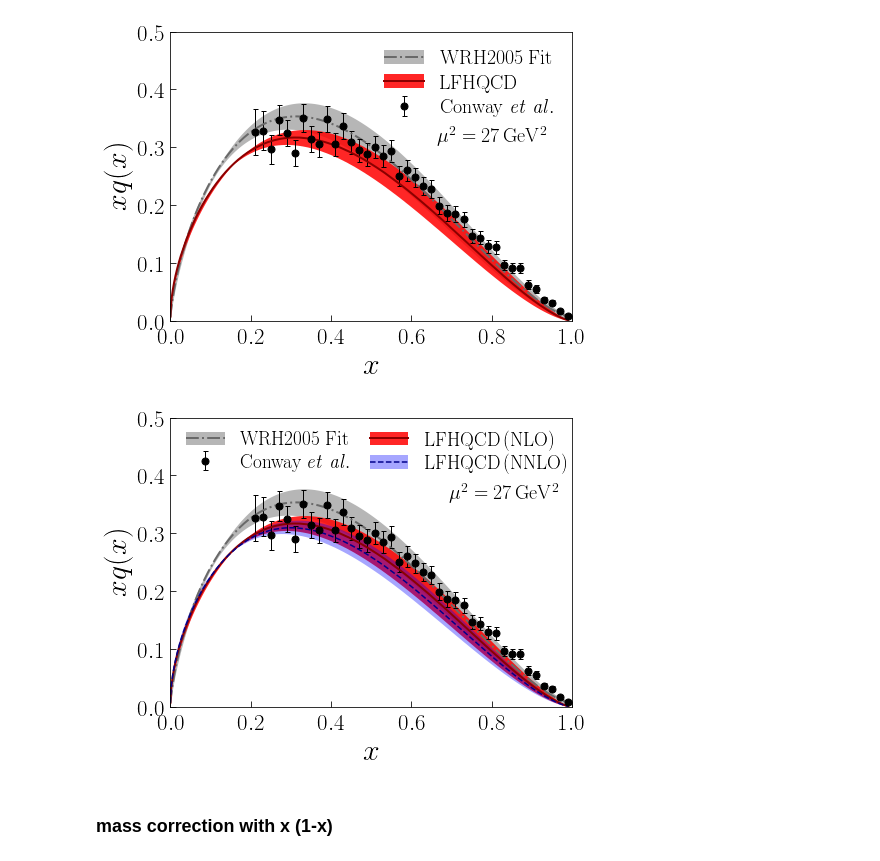
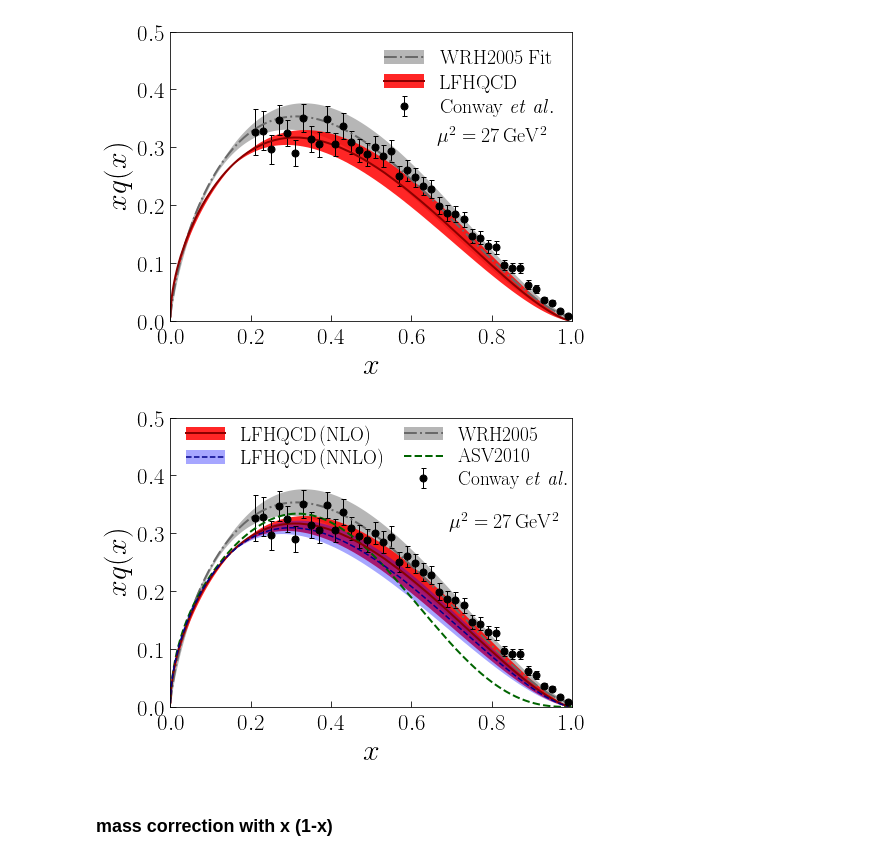
Before and after one commit to TianboLiu/LFHQCD, a Jupyter notebook: evolution/compare-pion.ipynb, the cells around one changed output. Cells and saved outputs as stored; diff of their text form; code cells hidden in the pictures.

```diff
--- a/evolution/compare-pion.ipynb
+++ b/evolution/compare-pion.ipynb
@@ -272,7 +211,7 @@ ax=py.subplot(nrows,ncols,1)
 c1=ax.plot(xf['pion parameterization'][:,0].T, xf['pion parameterization'][:,1].T, color='dimgray', alpha=1, ls='-.', linewidth=2)
 c2=ax.fill_between(xf['pion parameterization'][:,0].T, xf['pion parameterization'][:,1].T-xf['pion parameterization'][:,2].T, xf['pion parameterization'][:,1].T+xf['pion parameterization'][:,2].T,\
             color='darkgray', alpha=0.85, linewidth=0, label=r'$\rm WRH2005\,Fit$')
-#ax.plot(xf['pion parameterization NLL 5.2'][:,0].T, xf['pion parameterization NLL 5.2'][:,1].T, color='gray',ls='--', linewidth=2, label=r'$\rm parametrization~II$')
+c0=ax.plot(xf['pion parameterization NLL 5.2'][:,0].T, xf['pion parameterization NLL 5.2'][:,1].T, color='darkgreen',ls='--', linewidth=2, label=r'$\rm parametrization~II$')
 c3=ax.errorbar(xf['pion conway'][:,0].T, xf['pion conway'][:,1].T, yerr=xf['pion conway'][:,2].T, marker='o',\
                markersize=7, capsize=2.5, linewidth=0, elinewidth=1, color='black', label=r'$\rm Conway~\it et~al.$')
 #exp3 input
@@ -282,37 +221,40 @@ c3=ax.errorbar(xf['pion conway'][:,0].T, xf['pion conway'][:,1].T, yerr=xf['pion
 #               (xf['pion exp3 input'][:,1]+((xf['pion exp3 input1'][:,1]-xf['pion exp3 input2'][:,1])**2)**0.5/2).T,\
 #               color='grey', alpha=0.4, linewidth=0, label=r'$\rm LFHQCD~\mu_0^2=0.75GeV^2$')
 #exp4
 c4=ax.plot(xf['pion exp4 central'][:,0].T, xf['pion exp4 central'][:,1].T, linewidth=2, color='darkred', ls='-')
 c5=ax.fill_between(xf['pion exp4 central'][:,0].T,\
                (xf['pion exp4 central'][:,1]-((xf['pion exp4 shift1'][:,1]-xf['pion exp4 shift2'][:,1])**2+(xf['pion exp4 shift3'][:,1]-xf['pion exp4 shift4'][:,1])**2)**0.5/2).T,\
                (xf['pion exp4 central'][:,1]+((xf['pion exp4 shift1'][:,1]-xf['pion exp4 shift2'][:,1])**2+(xf['pion exp4 shift3'][:,1]-xf['pion exp4 shift4'][:,1])**2)**0.5/2).T,\
                color='red', alpha=0.85, linewidth=0, label=r'$\rm LFHQCD$')
 #NNLO
 c6=ax.plot(xf['pion NNLO central'][:,0].T, xf['pion NNLO central'][:,1].T, linewidth=1.5, color='darkblue', ls='--')
 c7=ax.fill_between(xf['pion NNLO central'][:,0].T,\
                (xf['pion NNLO central'][:,1]-((xf['pion NNLO shift1'][:,1]-xf['pion NNLO shift2'][:,1])**2+(xf['pion NNLO shift3'][:,1]-xf['pion NNLO shift4'][:,1])**2)**0.5/2).T,\
                (xf['pion NNLO central'][:,1]+((xf['pion NNLO shift1'][:,1]-xf['pion NNLO shift2'][:,1])**2+(xf['pion NNLO shift3'][:,1]-xf['pion NNLO shift4'][:,1])**2)**0.5/2).T,\
                #facecolor='none', alpha=0.7, edgecolor='blue', hatch='//', linewidth=1, linestyle='--', label=r'$\rm LFHQCD$')
                facecolor='blue', alpha=0.35, edgecolor='none', linewidth=0, label=r'$\rm LFHQCD$')
+#fake
+cf=ax.plot(np.NaN, np.NaN, linewidth=0, color='none', label='')
 #setting
 ax.set_xlabel(r'$x$',size=30)
 ax.set_ylabel(r'$xq(x)$',size=30)
 ax.set_xlim(0,1)
 ax.set_ylim(0.0,0.5)
 #ax.set_xscale('')
 ax.tick_params(axis='both', which='major', labelsize=23, direction='in', length=6, pad=6)
 #ax.set_xticks([0.0,0.2,0.4,0.6,0.8,1.0])
 #ax.set_yticks([0.0,0.1,0.2,0.3,0.4,0.5,0.6,0.7,0.8])
-ax.text(0.83,0.72,r'$\rm \mu^2=27\,GeV^2$',horizontalalignment='center',transform=ax.transAxes,size=20)
+ax.text(0.83,0.62,r'$\rm \mu^2=27\,GeV^2$',horizontalalignment='center',transform=ax.transAxes,size=20)
 #ax.text(0.20,0.85,r'$\rm \mu^2=27\,GeV^2$',horizontalalignment='center',transform=ax.transAxes,size=20)
 #ax.text(0.10,0.70,r'$w(x)=x^{1-x}e^{-a(1-x)^2}$',horizontalalignment='left',transform=ax.transAxes,size=20)
-L=[(c2, c1[0]), c3,(c5, c4[0]),(c7, c6[0])]
-H=[r'$\rm WRH2005~Fit$', r'$\rm Conway~\it et~al.$', r'$\rm LFHQCD\,(NLO)$', r'$\rm LFHQCD\,(NNLO)$']
-ax.legend(L, H, fontsize=19.3, frameon=False, labelspacing=0.23, loc=(0.02,0.78), ncol=2, columnspacing=1)
+L=[(c5, c4[0]), (c7, c6[0]), cf[0], (c2, c1[0]), c0[0], c3]
+H=[r'$\rm LFHQCD\,(NLO)$', r'$\rm LFHQCD\,(NNLO)$', '', r'$\rm WRH2005$', r'$\rm ASV2010$', r'$\rm Conway~\it et~al.$']
+ax.legend(L, H, fontsize=19.3, frameon=False, labelspacing=0.23, loc=(0.02,0.72), ncol=2, columnspacing=1)
+
 
 py.tight_layout()
 py.savefig('results/pion-xv-2.pdf')
 # %% [output]
-[figure, old version]
+[figure, new version]
 # %% [markdown]
 ### mass correction with x (1-x)
```
Also changed, not shown: parts of 3 cells of this notebook, 2 other files.
